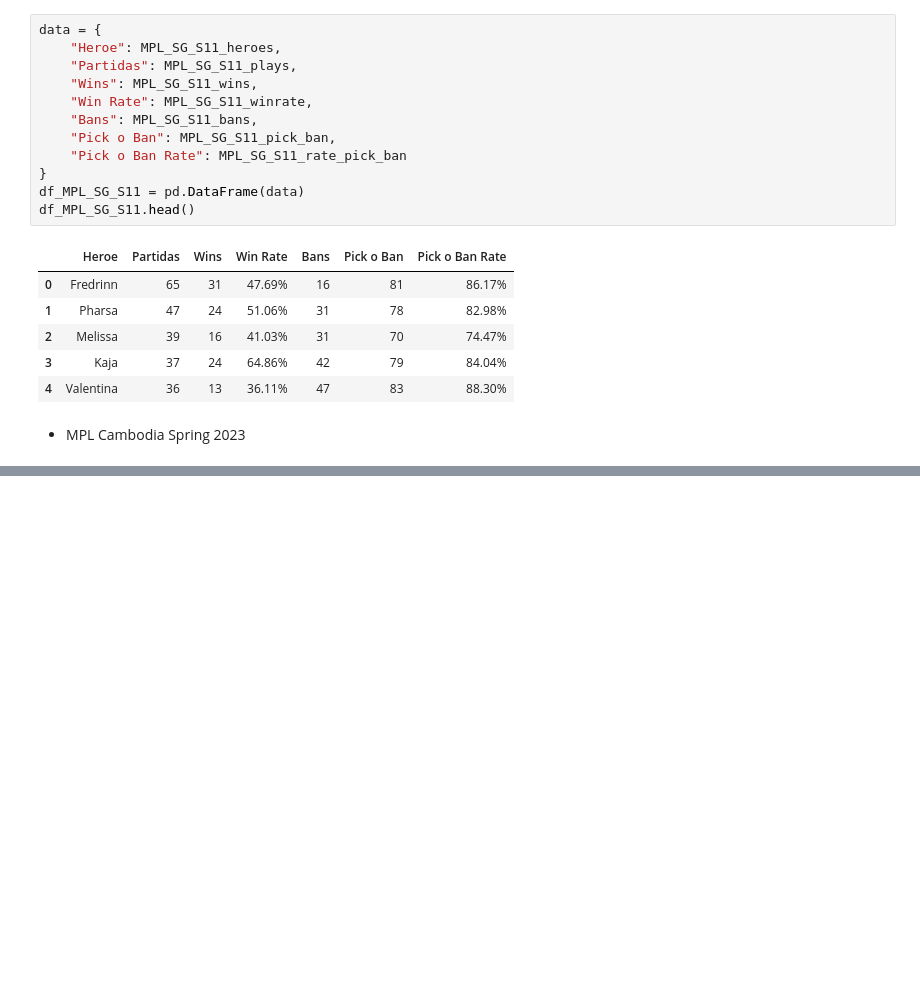
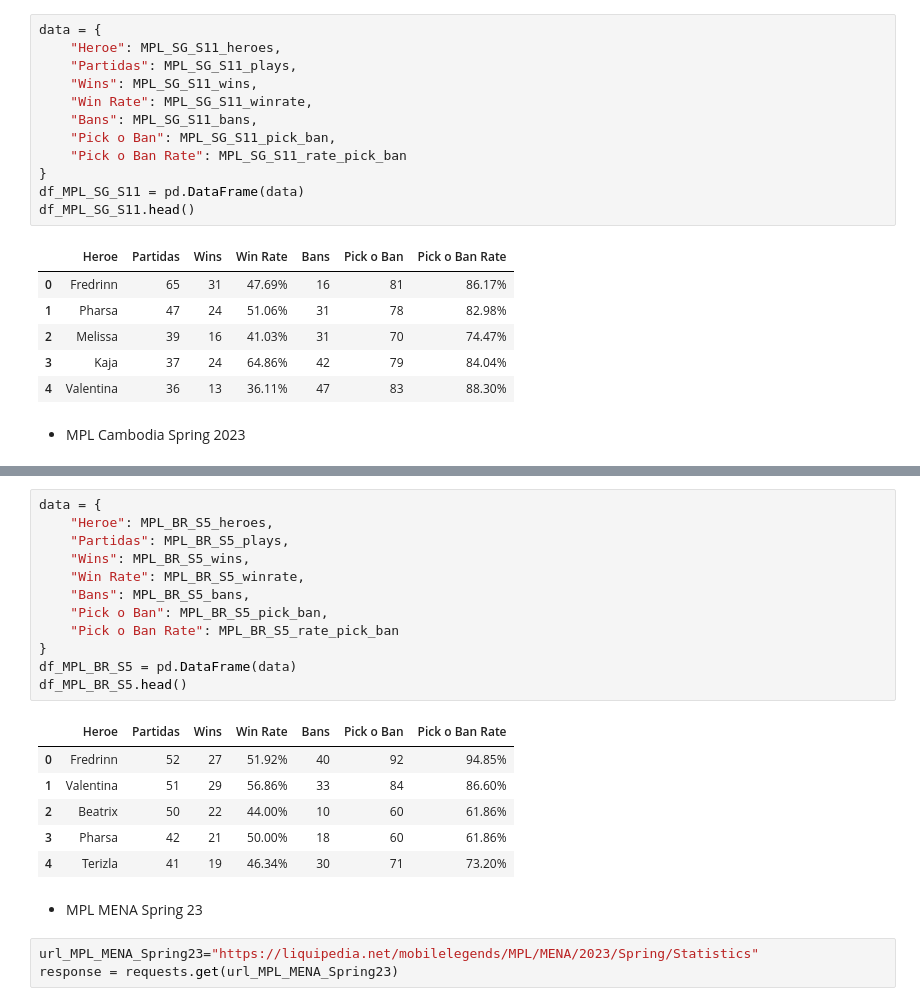
Before and after one commit to RCastroPeraza/Reccomendation_system_Machine_Learning_Mobile_Legends, a Jupyter notebook: MLBB_WEBSCRAPPING.ipynb, the cells around one changed output, grey strips where cells are left out. Cells and saved outputs as stored; diff of their text form; blank space fills up the shorter version.

```diff
--- a/MLBB_WEBSCRAPPING.ipynb
+++ b/MLBB_WEBSCRAPPING.ipynb
@@ -376,0 +519,24 @@ df_MPL_SG_S11.head()
+# %%
+data = {
+    "Heroe": MPL_BR_S5_heroes,
+    "Partidas": MPL_BR_S5_plays,
+    "Wins": MPL_BR_S5_wins,
+    "Win Rate": MPL_BR_S5_winrate,
+    "Bans": MPL_BR_S5_bans,
+    "Pick o Ban": MPL_BR_S5_pick_ban,
+    "Pick o Ban Rate": MPL_BR_S5_rate_pick_ban
+}
+df_MPL_BR_S5 = pd.DataFrame(data)
+df_MPL_BR_S5.head()
+# %% [output]
+|  | Heroe | Partidas | Wins | Win Rate | Bans | Pick o Ban | Pick o Ban Rate |
+| 0 | Fredrinn | 52 | 27 | 51.92% | 40 | 92 | 94.85% |
+| 1 | Valentina | 51 | 29 | 56.86% | 33 | 84 | 86.60% |
+| 2 | Beatrix | 50 | 22 | 44.00% | 10 | 60 | 61.86% |
+| 3 | Pharsa | 42 | 21 | 50.00% | 18 | 60 | 61.86% |
+| 4 | Terizla | 41 | 19 | 46.34% | 30 | 71 | 73.20% |
+# %% [markdown]
+* MPL MENA Spring 23
+# %%
+url_MPL_MENA_Spring23="https://liquipedia.net/mobilelegends/MPL/MENA/2023/Spring/Statistics"
+response = requests.get(url_MPL_MENA_Spring23)
```
Also changed, not shown: parts of 28 cells of this notebook, 2 other files.
